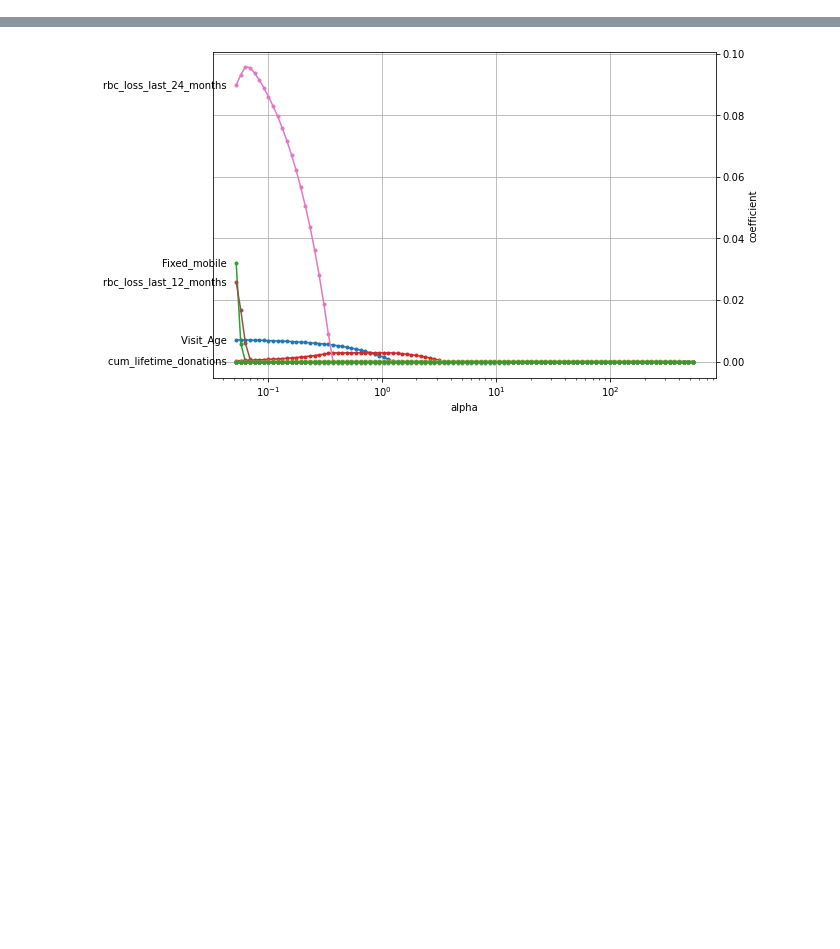
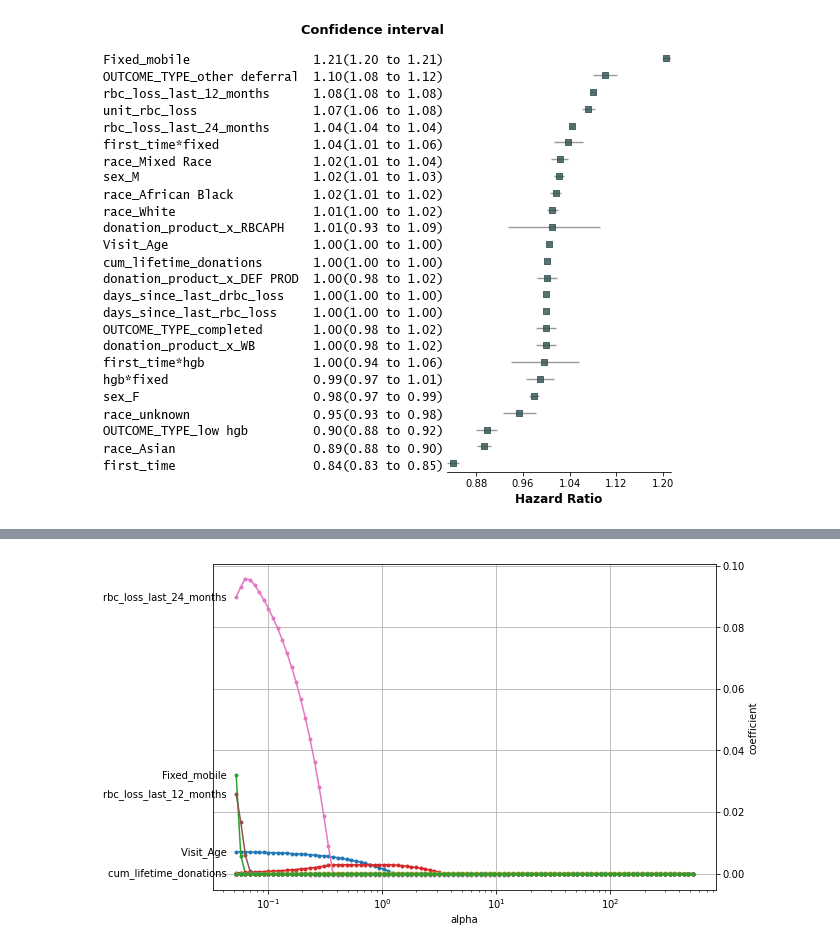
Before and after one commit to altonrus/donor-return-dynamics, a Jupyter notebook: 2_scripts/cph_model.ipynb, the cells around one changed output, grey strips where cells are left out. Cells and saved outputs as stored; diff of their text form; code cells hidden in the pictures; blank space fills up the shorter version.

```diff
--- a/2_scripts/cph_model.ipynb
+++ b/2_scripts/cph_model.ipynb
@@ -55,0 +43,15 @@ X.head()
+# %%
+#for cox fitter
+df_cox2= df.loc[:,['time_to_return', 'CENSORED','Visit_Age',  'first_time' , 'Fixed_mobile' ,'sex', 'donation_product_x' ,'race', 'OUTCOME_TYPE',
+                 'cum_lifetime_donations', 'unit_rbc_loss', 'rbc_loss_last_12_months',
+                 'rbc_loss_last_24_months', 'days_since_last_rbc_loss', 'days_since_last_drbc_loss']]
+
+
+X3=pd.get_dummies(df_cox2)
+X3.fillna(0, inplace=True)
+# add interactions
+X3['first_time*fixed']=X3["first_time"]*X3['Fixed_mobile']
+X3['first_time*hgb']=X3["first_time"]*X3['OUTCOME_TYPE_low hgb']
+X3['hgb*fixed']=X3["OUTCOME_TYPE_low hgb"]*X3['Fixed_mobile']
+
+y3= X3['CENSORED']
@@ -55,0 +129,30 @@ X.head()
+# %%
+from forestplot import forestplot
+# Extract the coefficients and their confidence intervals
+ci = cph.confidence_intervals_
+coef = cph.hazard_ratios_
+
+# Create a dataframe to store the coefficients and their confidence intervals
+data = pd.DataFrame({'covariate': coef.index, 'coef': coef, 'lower': ci['95% lower-bound'], 'upper': ci['95% upper-bound']})
+
+
+data['lower'] = np.exp(data['lower'])
+data['upper'] = np.exp(data['upper'])
+
+# Sort the dataframe in descending order of coefficients
+data = data.sort_values('coef', ascending=False)
+
+# Create a numpy array of indices for each covariate
+ind = np.arange(data.shape[0])
+
+
+forestplot(data,  # the dataframe with results data
+              estimate="coef",  # col containing estimated effect size
+              ll="lower", hl="upper",  # columns containing conf. int. lower and higher limits
+              varlabel="covariate",  # column containing variable label
+              ylabel="Confidence interval",  # y-label title
+              xlabel="Hazard Ratio",  # x-label title
+              )
+plt.show()
+# %% [output]
+[figure, added]
```
Also changed, not shown: parts of 9 cells of this notebook.
